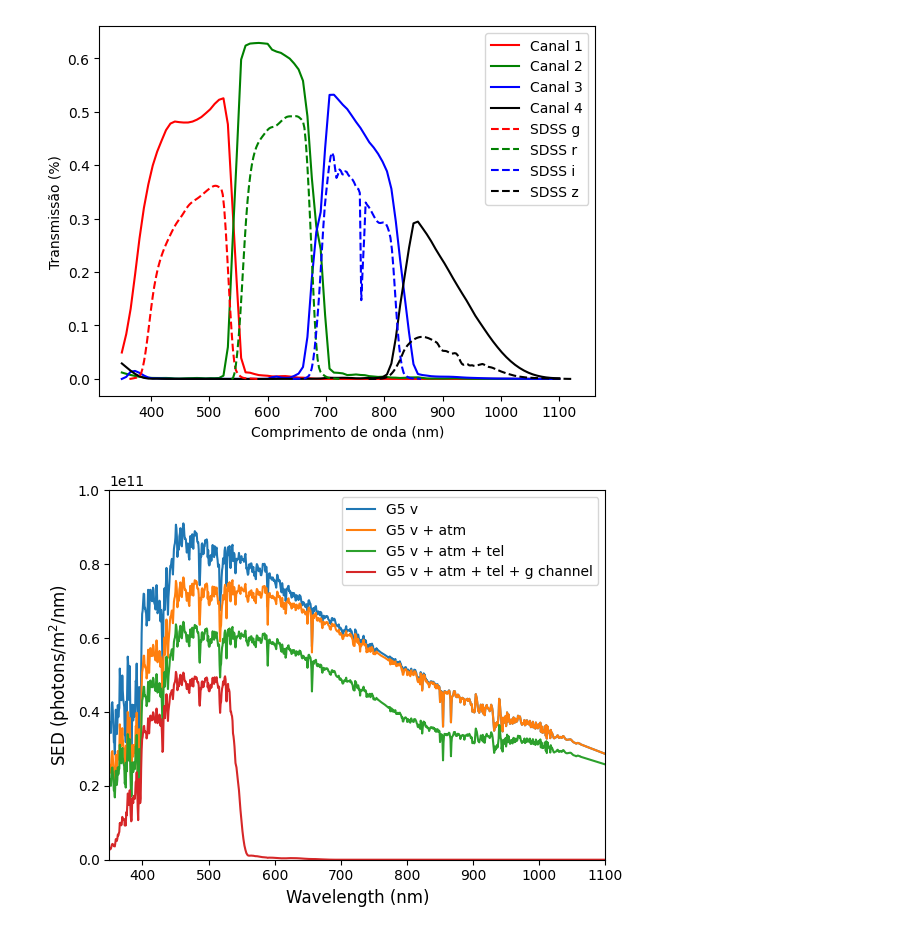
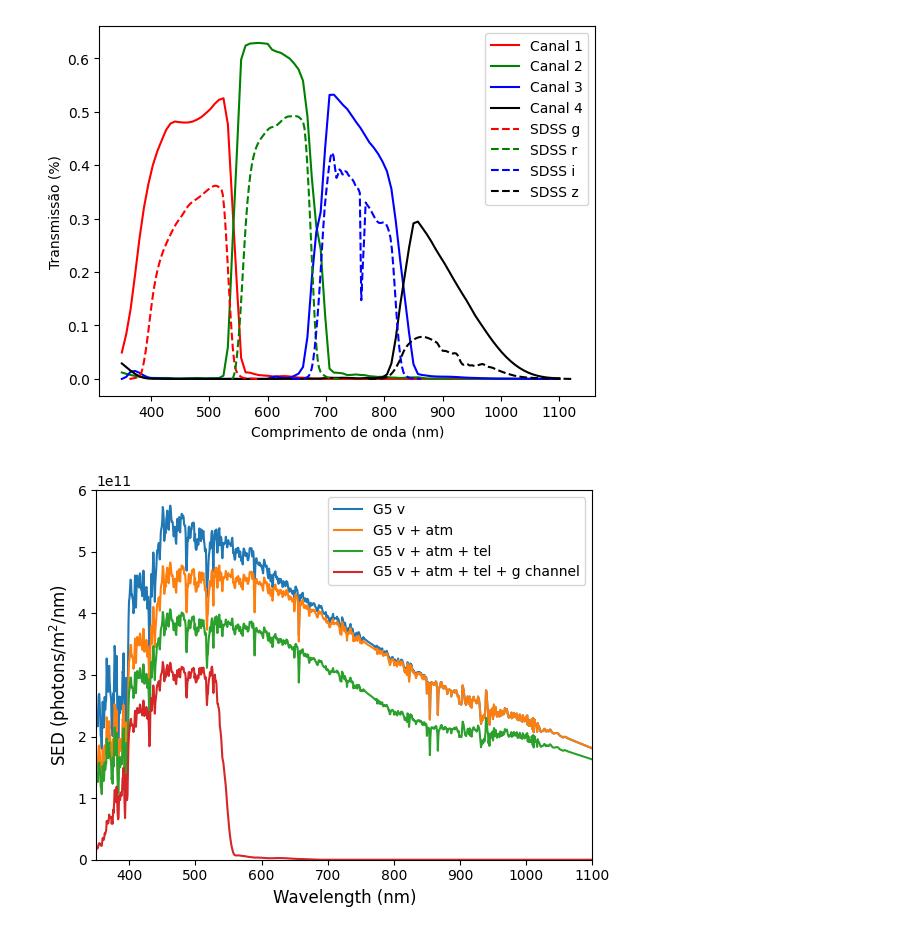
Before and after one commit to DBernardes/AIS, a Jupyter notebook: notebook/spectral_responses.ipynb, the cells around one changed output. Drawn from its saved outputs; the diff is of its cells as text; code cells hidden in the pictures.

```diff
--- a/notebook/spectral_responses.ipynb
+++ b/notebook/spectral_responses.ipynb
@@ -373,35 +390,35 @@ font = 12
 ccd_operation_mode = {
     "em_mode": "Conv",
     "em_gain": 1,
     "preamp": 1,
     "readout": 1,
     "binn": 1,
     "t_exp": 1,
     "image_size": 100,
 }
 
 ais = Artificial_Image_Simulator(ccd_operation_mode, 1, -70)
 
 ais.create_source_sed_spectral_library(15, (350, 1100, 1000), spectral_type="g5v")
 # ais.create_source_sed_blackbody(15, (350, 1100, 1000), 5700)
 ais.create_sky_sed("new")
 ais.apply_linear_polarization(50, 0)
 plt.plot(ais.wavelength, ais.source_sed[0], label="G5 v")
 ais.apply_atmosphere_spectral_response()
 plt.plot(ais.wavelength, ais.source_sed[0], label="G5 v + atm")
 ais.apply_telescope_spectral_response()
 plt.plot(ais.wavelength, ais.source_sed[0], label="G5 v + atm + tel")
 ais.apply_sparc4_spectral_response("photometry")
 plt.plot(ais.wavelength, ais.source_sed, label="G5 v + atm + tel + g channel")
 plt.legend()
 plt.xlabel("Wavelength (nm)", fontsize=font)
 plt.ylabel(r"SED (photons/m$^2$/nm)", fontsize=font)
 plt.xlim(350, 1100)
-plt.ylim(0, 1e11)
+plt.ylim(0, 6e11)
 plt.savefig("figures/spectral_library.png", dpi=300, bbox_inches="tight")
 plt.show()
 # %% [output]
-[figure, old version]
+[figure, new version]
 # %%
 # PLOT SPECTRAL RESPONSE SHIFTS OF THE RETARDER WAVEPLATES
 
```
Also changed, not shown: parts of 2 cells of this notebook, 8 other files.
